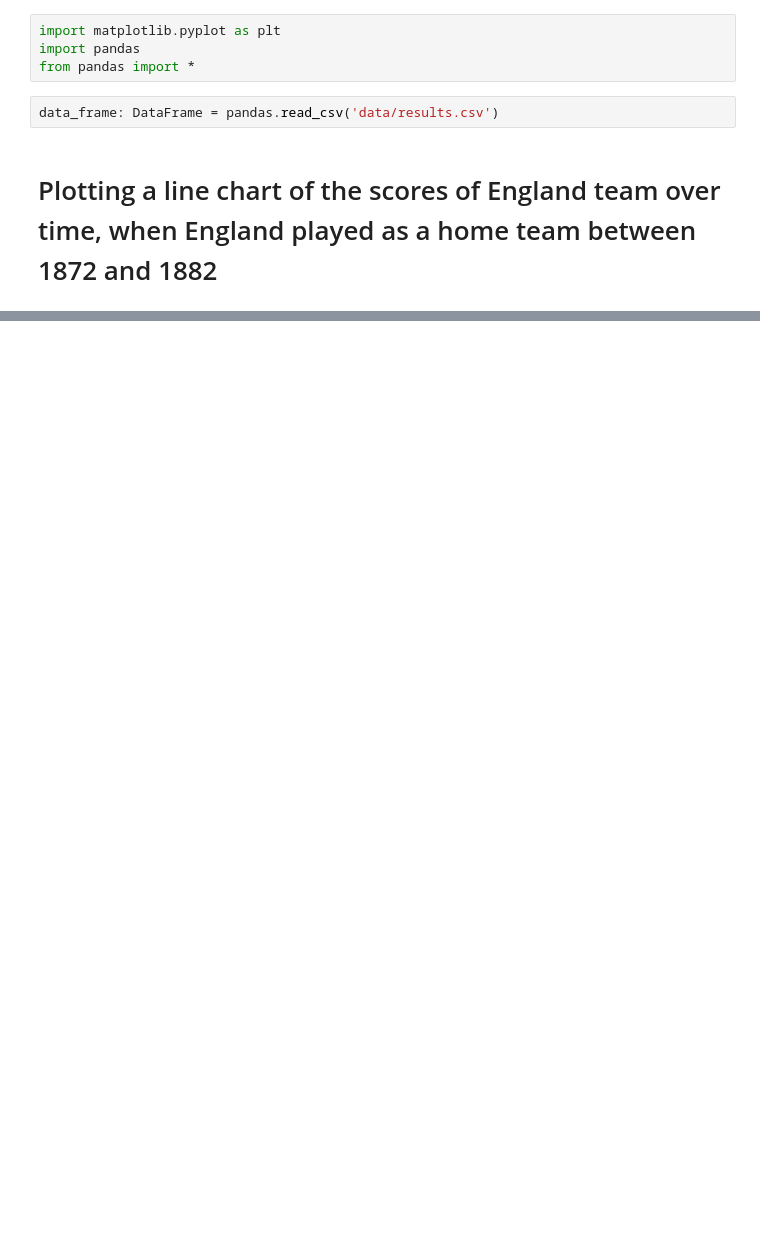
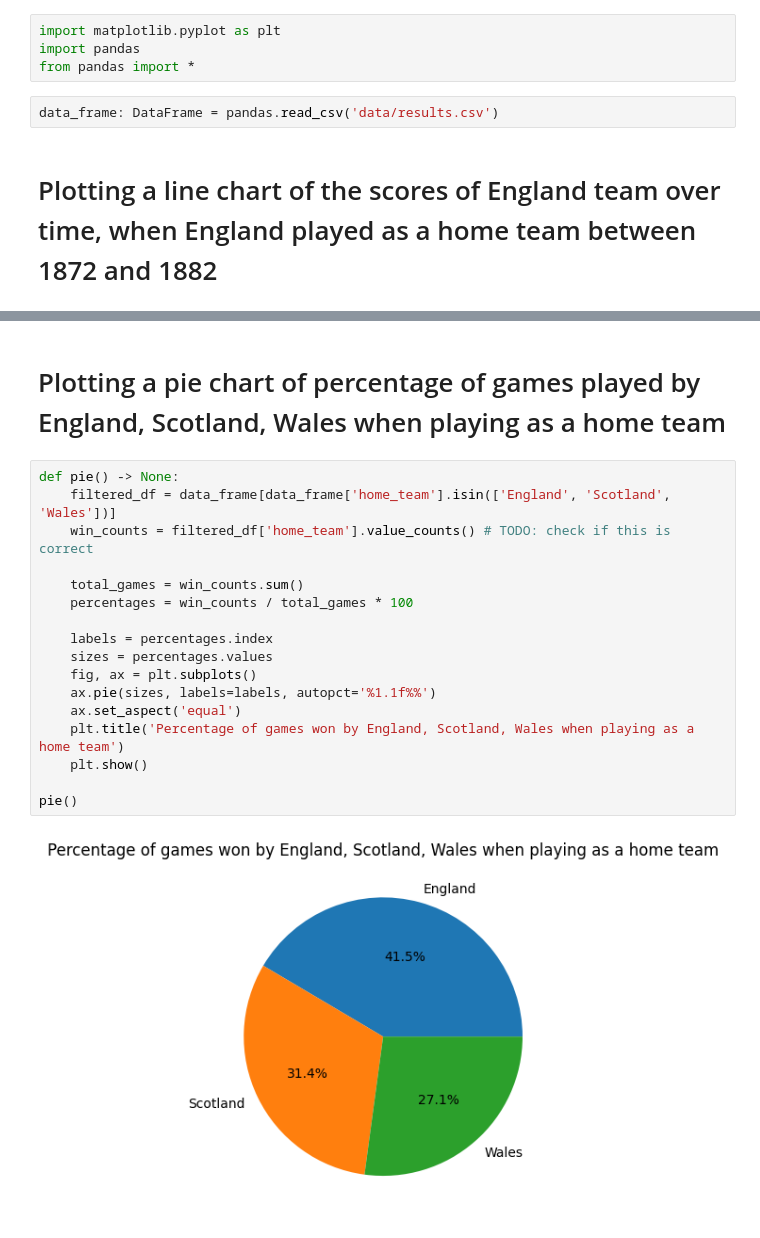
Before and after one commit to GrindelfP/matplotlib-example, a Jupyter notebook: plotting.ipynb, the cells around one changed output, grey strips where cells are left out. Cells and saved outputs as stored; diff of their text form; blank space fills up the shorter version.

```diff
--- a/plotting.ipynb
+++ b/plotting.ipynb
@@ -36,0 +45,21 @@ dots()
+# %% [markdown]
+# Plotting a pie chart of percentage of games played by England, Scotland, Wales when playing as a home team
+# %%
+def pie() -> None:
+    filtered_df = data_frame[data_frame['home_team'].isin(['England', 'Scotland', 'Wales'])]
+    win_counts = filtered_df['home_team'].value_counts() # TODO: check if this is correct
+
+    total_games = win_counts.sum()
+    percentages = win_counts / total_games * 100
+
+    labels = percentages.index
+    sizes = percentages.values
+    fig, ax = plt.subplots()
+    ax.pie(sizes, labels=labels, autopct='%1.1f%%')
+    ax.set_aspect('equal')
+    plt.title('Percentage of games won by England, Scotland, Wales when playing as a home team')
+    plt.show()
+
+pie()
+# %% [output]
+[figure, added]
```
Also changed, not shown: parts of 6 cells of this notebook.
